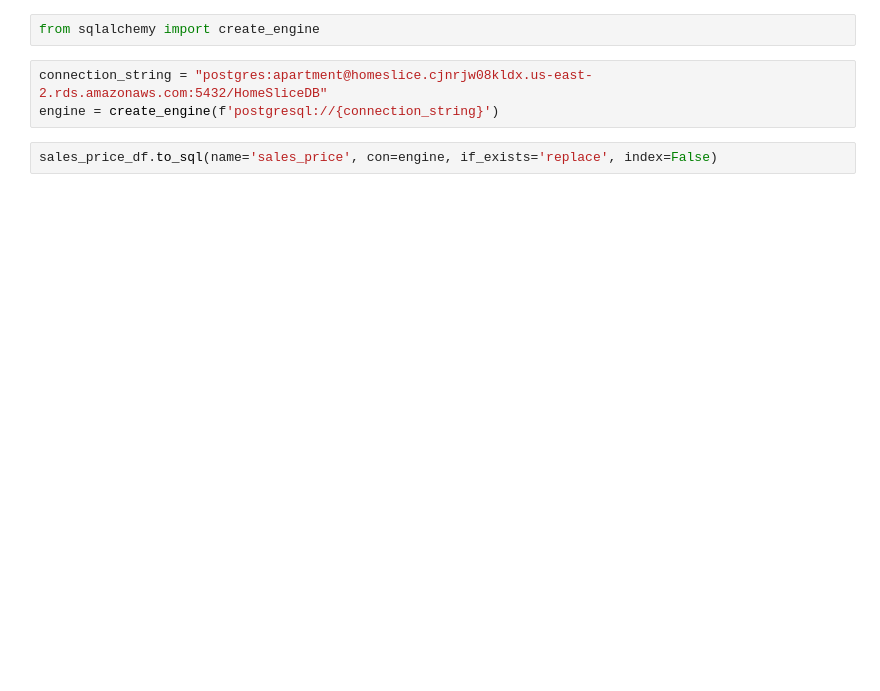
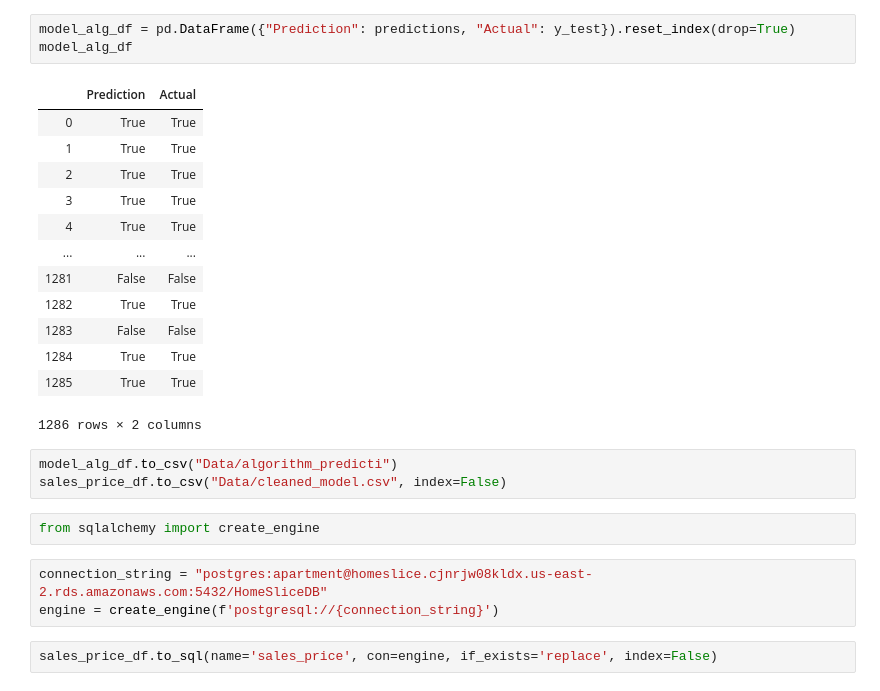
Before and after one commit to bishdj22/HomeSlice, a Jupyter notebook: Logistic_Regression_Model.ipynb, the cells around one changed output. Drawn from its saved outputs; the diff is of its cells as text; blank space fills up the shorter version.

```diff
--- a/Logistic_Regression_Model.ipynb
+++ b/Logistic_Regression_Model.ipynb
@@ -175,3 +151,23 @@ sales_price_df.to_csv("Data/cleaned_model.csv", index=False)
+# %%
+model_alg_df = pd.DataFrame({"Prediction": predictions, "Actual": y_test}).reset_index(drop=True)
+model_alg_df
+# %% [output]
+|  | Prediction | Actual |
+| 0 | True | True |
+| 1 | True | True |
+| 2 | True | True |
+| 3 | True | True |
+| 4 | True | True |
+| ... | ... | ... |
+| 1281 | False | False |
+| 1282 | True | True |
+| 1283 | False | False |
+| 1284 | True | True |
+| 1285 | True | True |
+1286 rows × 2 columns
+# %%
+model_alg_df.to_csv("Data/algorithm_predicti")
+sales_price_df.to_csv("Data/cleaned_model.csv", index=False)
 # %%
 from sqlalchemy import create_engine
 # %%
```
Also changed, not shown: parts of 38 cells of this notebook, 1 other file.
